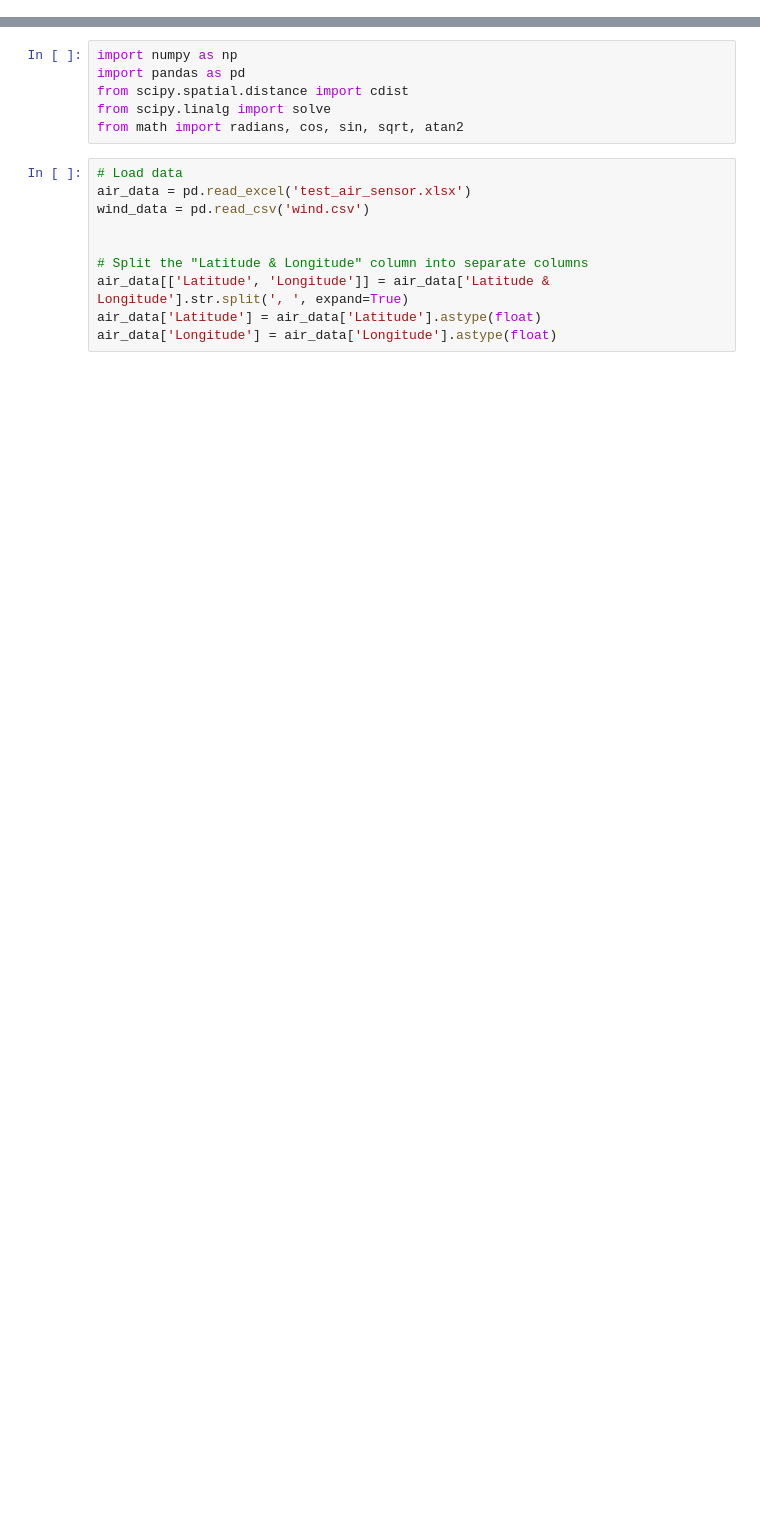
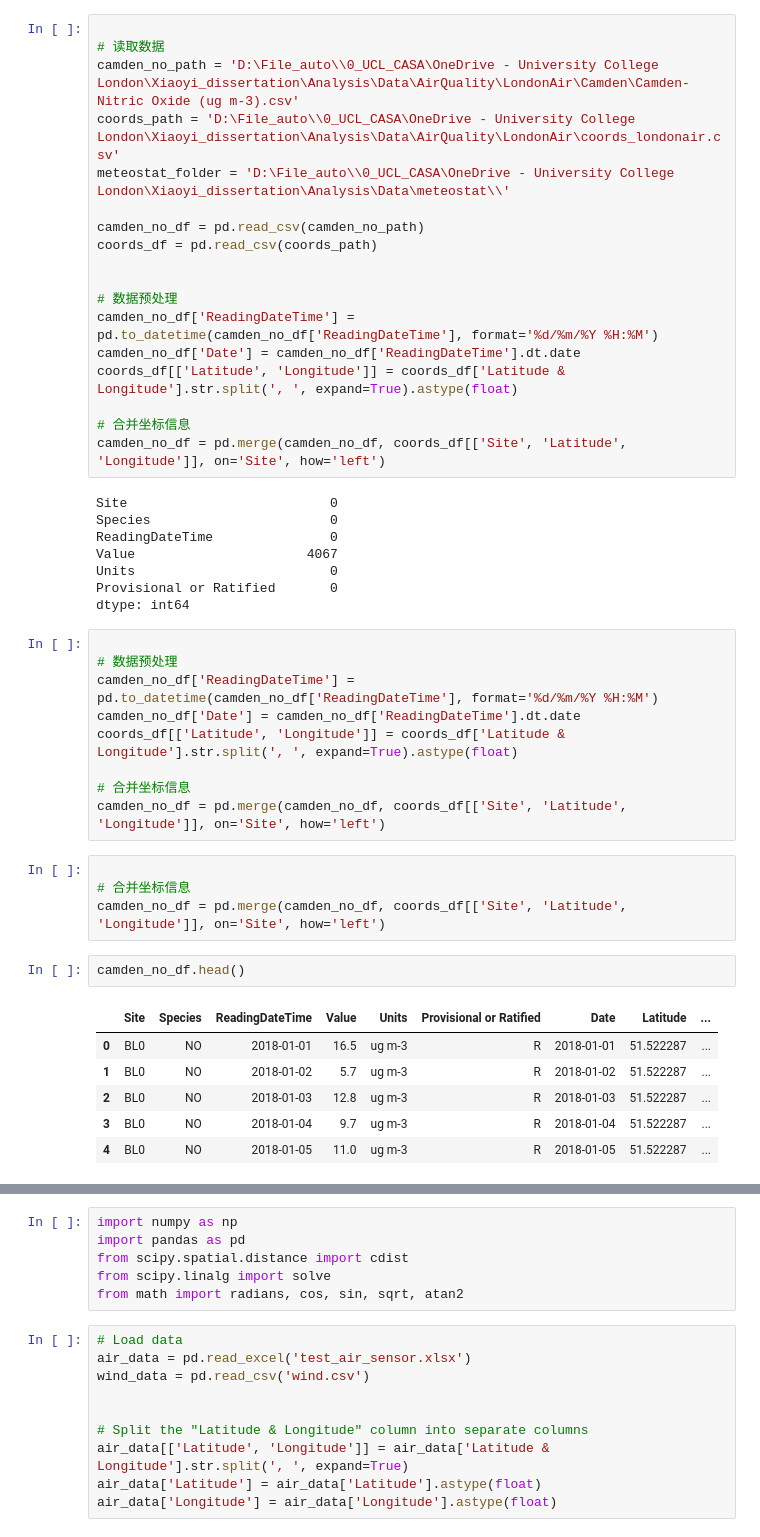
Before and after one commit to Chailllee/MSc_grad_proj, a Jupyter notebook: Kriging/kriging_test.ipynb, the cells around one changed output, grey strips where cells are left out. Cells and saved outputs as stored; diff of their text form; blank space fills up the shorter version.

```diff
--- a/Kriging/kriging_test.ipynb
+++ b/Kriging/kriging_test.ipynb
@@ -2,0 +12,48 @@
+# %%
+
+# 读取数据
+camden_no_path = 'D:\File_auto\\0_UCL_CASA\OneDrive - University College London\Xiaoyi_dissertation\Analysis\Data\AirQuality\LondonAir\Camden\Camden-Nitric Oxide (ug m-3).csv'
+coords_path = 'D:\File_auto\\0_UCL_CASA\OneDrive - University College London\Xiaoyi_dissertation\Analysis\Data\AirQuality\LondonAir\coords_londonair.csv'
+meteostat_folder = 'D:\File_auto\\0_UCL_CASA\OneDrive - University College London\Xiaoyi_dissertation\Analysis\Data\meteostat\\'
+
+camden_no_df = pd.read_csv(camden_no_path)
+coords_df = pd.read_csv(coords_path)
+
+
+# 数据预处理
+camden_no_df['ReadingDateTime'] = pd.to_datetime(camden_no_df['ReadingDateTime'], format='%d/%m/%Y %H:%M')
+camden_no_df['Date'] = camden_no_df['ReadingDateTime'].dt.date
+coords_df[['Latitude', 'Longitude']] = coords_df['Latitude & Longitude'].str.split(', ', expand=True).astype(float)
+
+# 合并坐标信息
+camden_no_df = pd.merge(camden_no_df, coords_df[['Site', 'Latitude', 'Longitude']], on='Site', how='left')
+# %% [output]
+Site                          0
+Species                       0
+ReadingDateTime               0
+Value                      4067
+Units                         0
+Provisional or Ratified       0
+dtype: int64
+# %%
+
+# 数据预处理
+camden_no_df['ReadingDateTime'] = pd.to_datetime(camden_no_df['ReadingDateTime'], format='%d/%m/%Y %H:%M')
+camden_no_df['Date'] = camden_no_df['ReadingDateTime'].dt.date
+coords_df[['Latitude', 'Longitude']] = coords_df['Latitude & Longitude'].str.split(', ', expand=True).astype(float)
+
+# 合并坐标信息
+camden_no_df = pd.merge(camden_no_df, coords_df[['Site', 'Latitude', 'Longitude']], on='Site', how='left')
+# %%
+
+# 合并坐标信息
+camden_no_df = pd.merge(camden_no_df, coords_df[['Site', 'Latitude', 'Longitude']], on='Site', how='left')
+# %%
+camden_no_df.head()
+# %% [output]
+|  | Site | Species | ReadingDateTime | Value | Units | Provisional or Ratified | Date | Latitude | ... |
+| 0 | BL0 | NO | 2018-01-01 | 16.5 | ug m-3 | R | 2018-01-01 | 51.522287 | ... |
+| 1 | BL0 | NO | 2018-01-02 | 5.7 | ug m-3 | R | 2018-01-02 | 51.522287 | ... |
+| 2 | BL0 | NO | 2018-01-03 | 12.8 | ug m-3 | R | 2018-01-03 | 51.522287 | ... |
+| 3 | BL0 | NO | 2018-01-04 | 9.7 | ug m-3 | R | 2018-01-04 | 51.522287 | ... |
+| 4 | BL0 | NO | 2018-01-05 | 11.0 | ug m-3 | R | 2018-01-05 | 51.522287 | ... |
```
Also changed, not shown: parts of 15 cells of this notebook, 2 other files.
